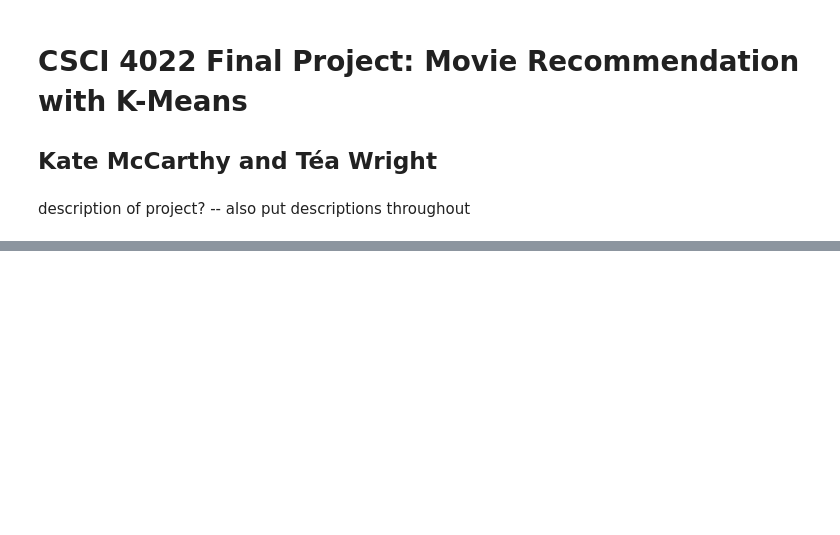
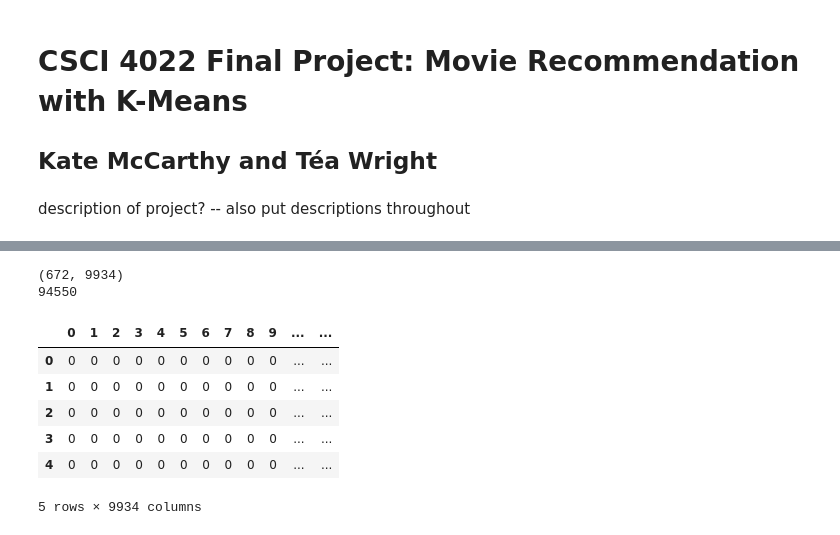
Before and after one commit to teaywright/CSCI4022-Project-K-Means-Movie-Recommendation, a Jupyter notebook: CSCI4022_MovieRecommendationProject.ipynb, the cells around one changed output, grey strips where cells are left out. Cells and saved outputs as stored; diff of their text form; code cells hidden in the pictures; blank space fills up the shorter version.

```diff
--- a/CSCI4022_MovieRecommendationProject.ipynb
+++ b/CSCI4022_MovieRecommendationProject.ipynb
@@ -16,0 +177,36 @@ import statsmodels.api as sm
+# %%
+#populate array
+
+for user_id in unique_users: #for each user
+    print("User ID:",user_id)
+
+    for movie_id in included_movieIds: #for each movie
+        #skip if the user hasn't rated the movie
+        rating = ratings.loc[(ratings['movieId'] == movie_id) & (ratings['userId'] == user_id)]['rating'].tolist()
+
+        if rating == []:
+            continue
+        else:
+            rating = rating[0]
+
+
+        #if a user has rated a movie more than once, only use the first instance
+        #if len(rating) > 1:
+         #   rating = rating[0]
+
+        #print("Movie ID:", movie_id)
+        #print("Movie Rating:", rating)
+
+        #for keywords related to that movie
+        keywords_list = keywords.loc[keywords['movieId'] == movie_id]['keywords'].tolist()[0]
+
+        for keyword in keywords_list:
+            #print("Keyword:",keyword)
+            keyword_idx = keyword_to_idx(keyword)
+
+            #update avearge score for that keyword for that user
+            #print("Previous Arr Entry:",keywords_ratings[user_id][keyword_idx])
+            counts[user_id][keyword_idx] += 1
+            keywords_ratings[user_id][keyword_idx] = rating + (counts[user_id][keyword_idx] - 1)*keywords_ratings[user_id][keyword_idx]
+            keywords_ratings[user_id][keyword_idx] /= counts[user_id][keyword_idx]
+            #print("Updated Arr Entry:", keywords_ratings[user_id][keyword_idx])
@@ -17,2 +231,8 @@ import statsmodels.api as sm
 # %%
-# get average score for each keyword for each user
+#checking
+keywords_ratings = keywords_ratings.astype(int)
+print(keywords_ratings.shape)
+print(np.count_nonzero(keywords_ratings))
+# %% [output]
+(672, 9934)
+94550
@@ -20,0 +239,12 @@ import statsmodels.api as sm
+# %%
+#convert arr back to df
+keywords_ratings_df = pd.DataFrame(keywords_ratings)
+keywords_ratings_df.head()
+# %% [output]
+|  | 0 | 1 | 2 | 3 | 4 | 5 | 6 | 7 | 8 | 9 | ... | ... |
+| 0 | 0 | 0 | 0 | 0 | 0 | 0 | 0 | 0 | 0 | 0 | ... | ... |
+| 1 | 0 | 0 | 0 | 0 | 0 | 0 | 0 | 0 | 0 | 0 | ... | ... |
+| 2 | 0 | 0 | 0 | 0 | 0 | 0 | 0 | 0 | 0 | 0 | ... | ... |
+| 3 | 0 | 0 | 0 | 0 | 0 | 0 | 0 | 0 | 0 | 0 | ... | ... |
+| 4 | 0 | 0 | 0 | 0 | 0 | 0 | 0 | 0 | 0 | 0 | ... | ... |
+5 rows × 9934 columns
```
Also changed, not shown: parts of 22 cells of this notebook.
